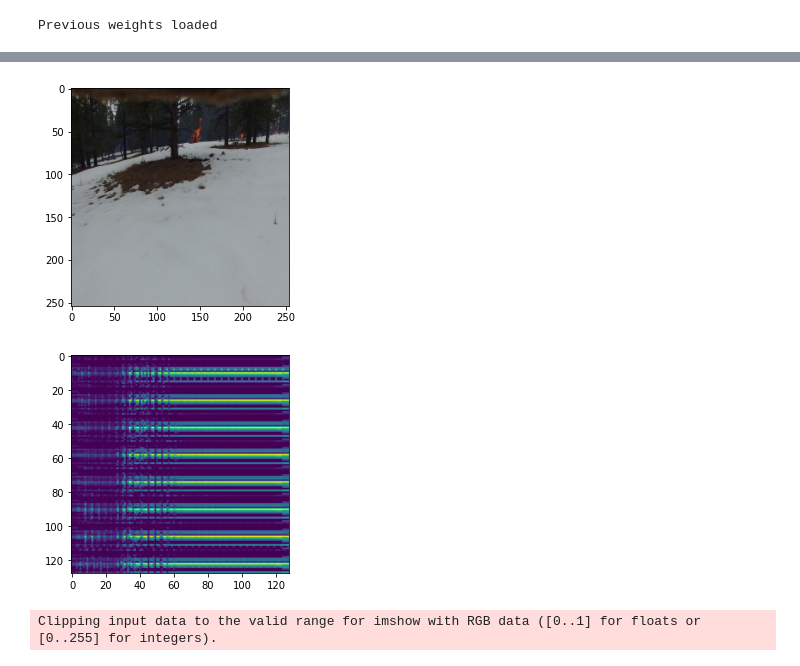
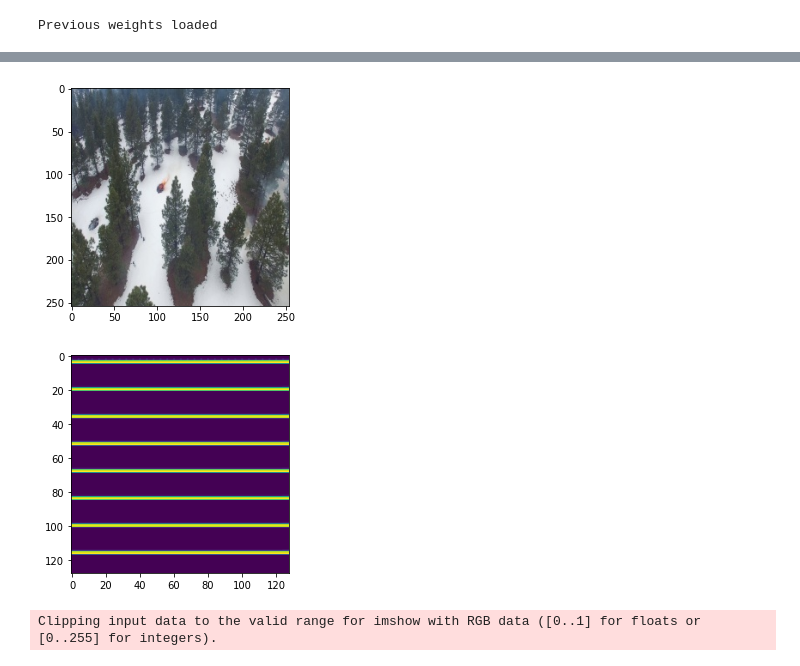
Before and after one commit to Loptt/forest-fire-detector, a Jupyter notebook: classifier_autoencoder.ipynb, the cells around one changed output, grey strips where cells are left out. Saved outputs shown, nothing was run; the diff lists cells and outputs as text; code cells hidden in the pictures.

```diff
--- a/classifier_autoencoder.ipynb
+++ b/classifier_autoencoder.ipynb
@@ -133,22 +145,22 @@ encoder.save(encoder_filepath)
 # %%
 from skimage import io
 import numpy as np
 
-img_path = "/content/gdrive/My Drive/Escuela/Octavo Semestre/Fire_Original/Test/Fire/resized_test_fire_frame50.jpg"
-#img_path = "data/Test/Fire/resized_test_fire_frame50.jpg"
+#img_path = "/content/gdrive/My Drive/Escuela/Octavo Semestre/Fire_Original/Test/Fire/resized_test_fire_frame50.jpg"
+img_path = "data/Test/Fire/resized_test_fire_frame1000.jpg"
 
 img = io.imread(img_path)
 plt.imshow(img)
 plt.show()
 # %% [output]
-[figure, old version]
+[figure, new version]
 # %%
 imgs = np.array([img])
 output = encoder.predict(imgs)
 plt.imshow(output[0].reshape(32 * 4, 32 * 4).T)
 plt.show()
 # %% [output]
-[figure, old version]
+[figure, new version]
 # %%
 imgs = np.array([img])
 output = autoencoder.predict(imgs)
```
Also changed, not shown: parts of 10 cells of this notebook, 9 other files.
